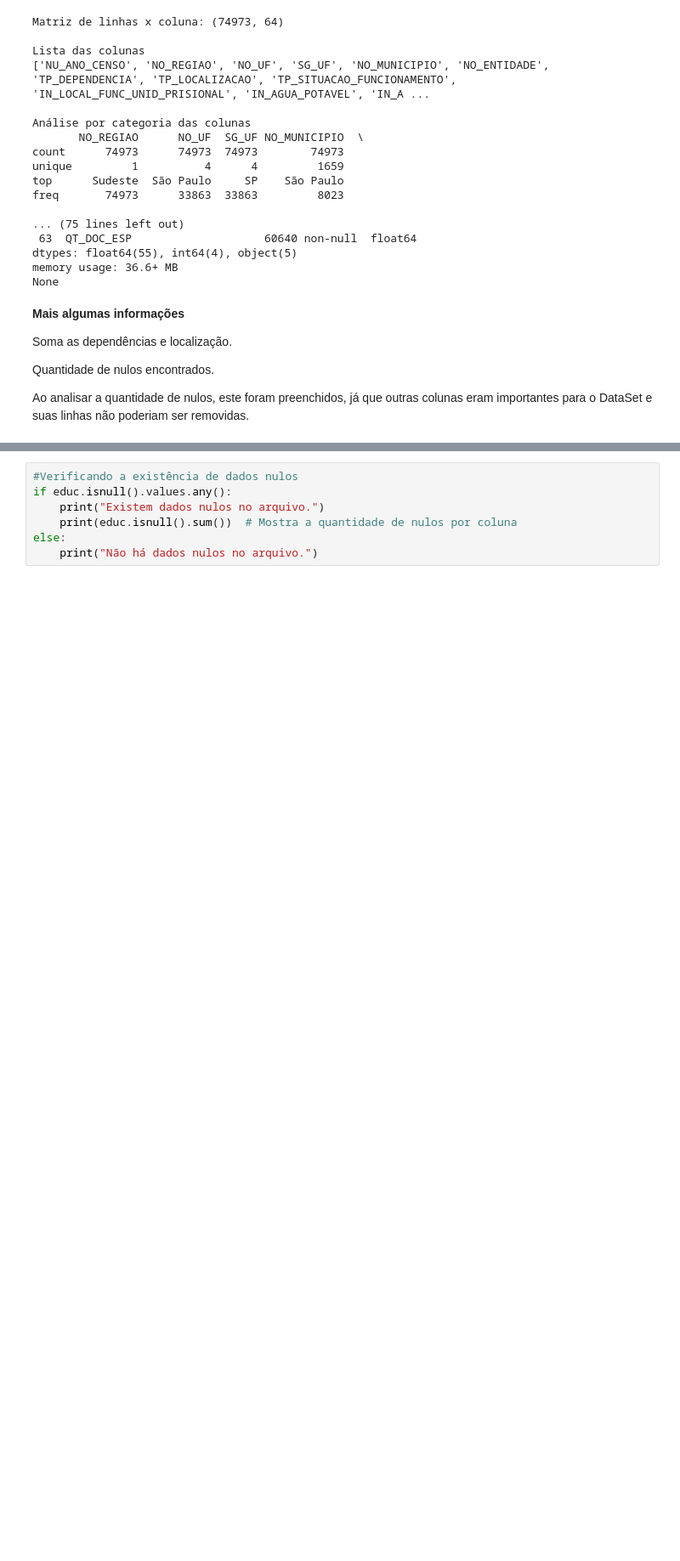
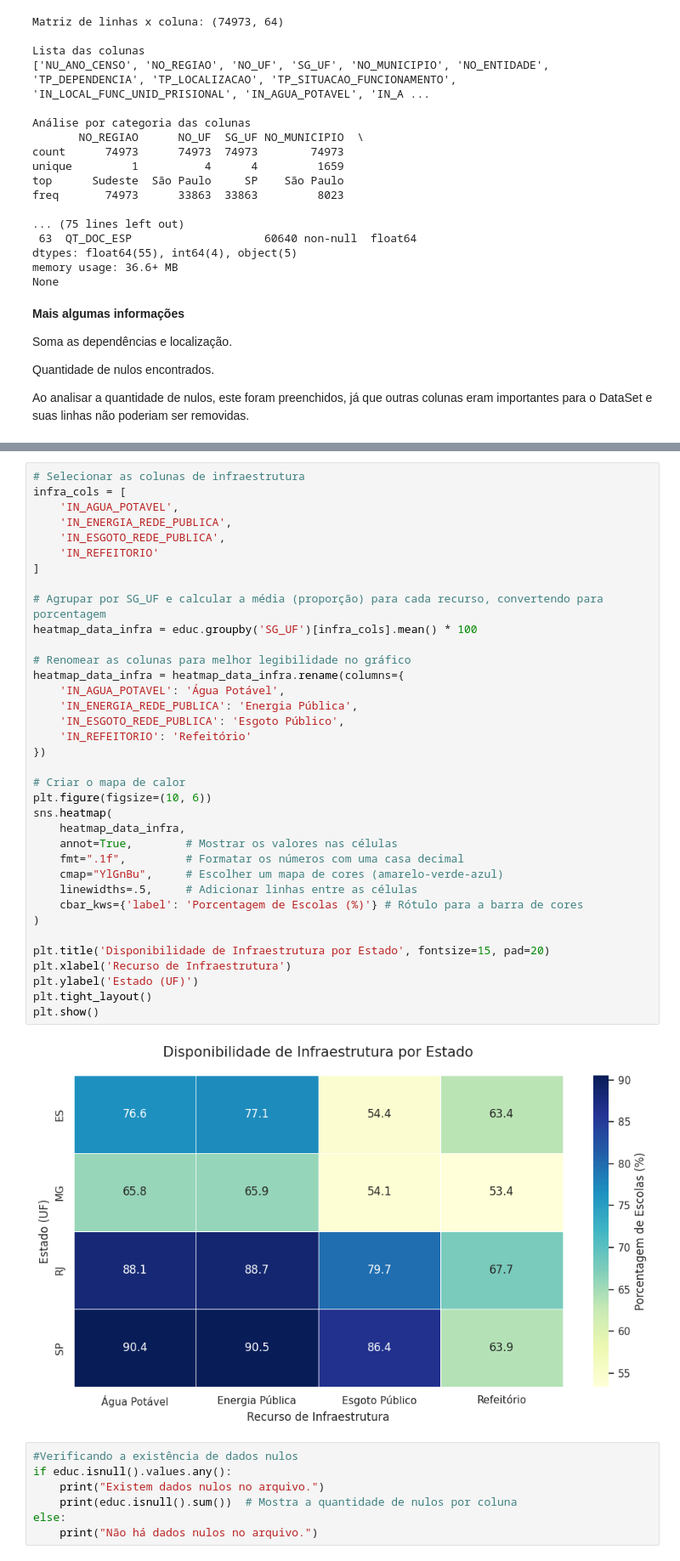
Before and after one commit to ACOELHO1976/Analise_Exploratoria, a Jupyter notebook: mvpAnalisededados.ipynb, the cells around one changed output, grey strips where cells are left out. Shown at 85% size. Cells and saved outputs as stored; diff of their text form; blank space fills up the shorter version.

```diff
--- a/mvpAnalisededados.ipynb
+++ b/mvpAnalisededados.ipynb
@@ -174,3 +160,41 @@ Passing `palette` without assigning `hue` is deprecated and will be removed in v
+# %%
+# Selecionar as colunas de infraestrutura
+infra_cols = [
+    'IN_AGUA_POTAVEL',
+    'IN_ENERGIA_REDE_PUBLICA',
+    'IN_ESGOTO_REDE_PUBLICA',
+    'IN_REFEITORIO'
+]
+
+# Agrupar por SG_UF e calcular a média (proporção) para cada recurso, convertendo para porcentagem
+heatmap_data_infra = educ.groupby('SG_UF')[infra_cols].mean() * 100
+
+# Renomear as colunas para melhor legibilidade no gráfico
+heatmap_data_infra = heatmap_data_infra.rename(columns={
+    'IN_AGUA_POTAVEL': 'Água Potável',
+    'IN_ENERGIA_REDE_PUBLICA': 'Energia Pública',
+    'IN_ESGOTO_REDE_PUBLICA': 'Esgoto Público',
+    'IN_REFEITORIO': 'Refeitório'
+})
+
+# Criar o mapa de calor
+plt.figure(figsize=(10, 6))
+sns.heatmap(
+    heatmap_data_infra,
+    annot=True,        # Mostrar os valores nas células
+    fmt=".1f",         # Formatar os números com uma casa decimal
+    cmap="YlGnBu",     # Escolher um mapa de cores (amarelo-verde-azul)
+    linewidths=.5,     # Adicionar linhas entre as células
+    cbar_kws={'label': 'Porcentagem de Escolas (%)'} # Rótulo para a barra de cores
+)
+
+plt.title('Disponibilidade de Infraestrutura por Estado', fontsize=15, pad=20)
+plt.xlabel('Recurso de Infraestrutura')
+plt.ylabel('Estado (UF)')
+plt.tight_layout()
+plt.show()
+# %% [output]
+[figure, added]
 # %%
 #Verificando a existência de dados nulos
 if educ.isnull().values.any():
```
Also changed, not shown: parts of 4 cells of this notebook.
